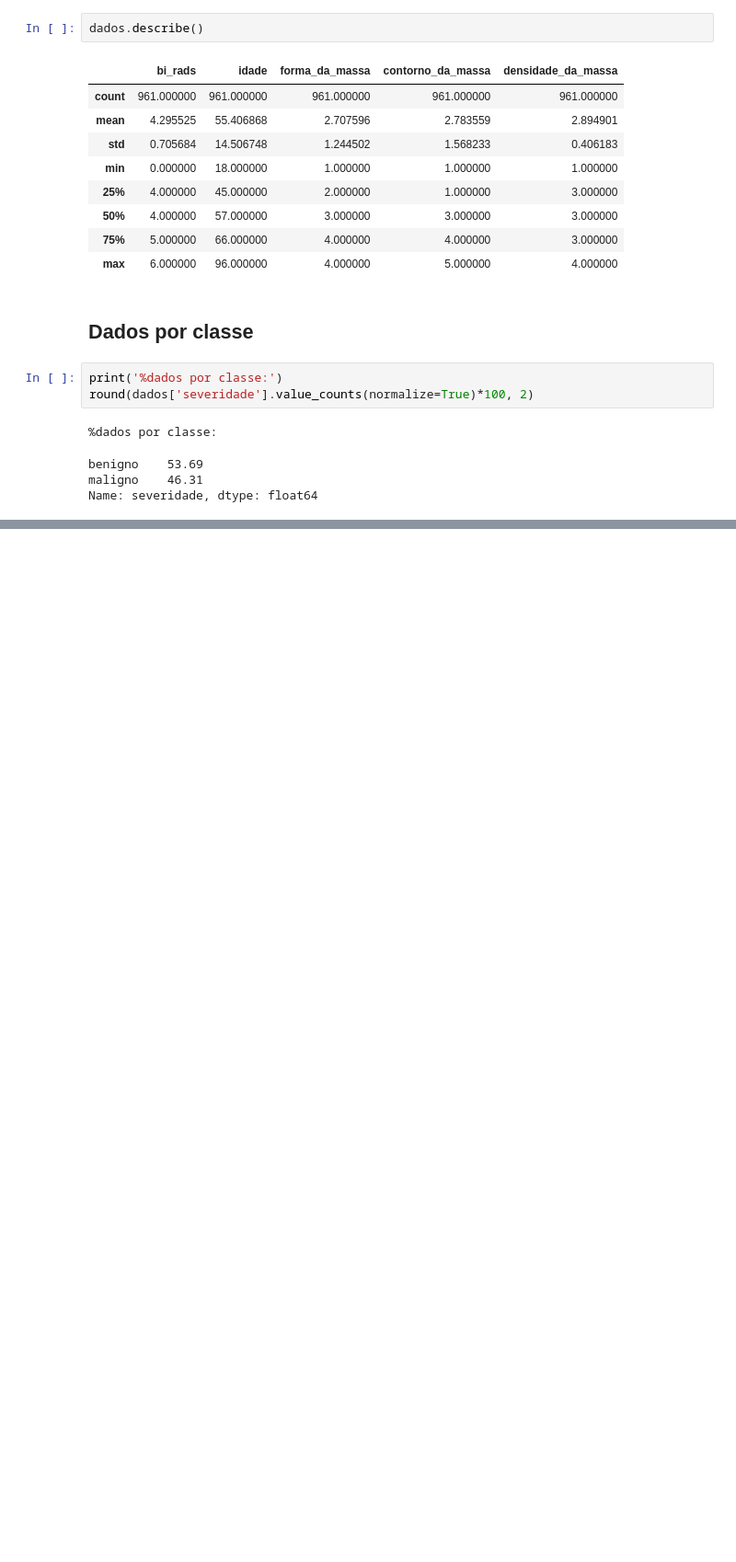
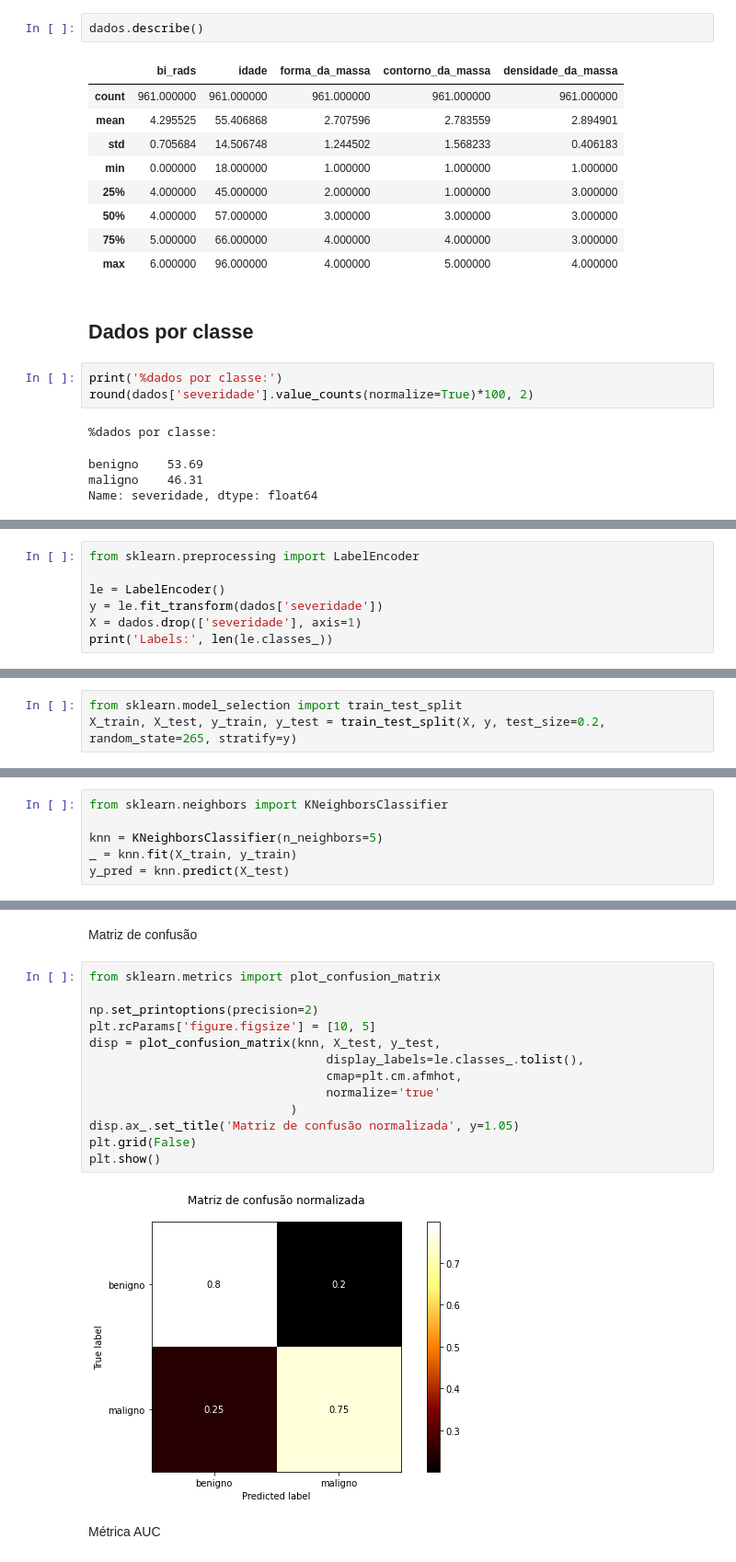
Before and after one commit to LilianeAquino/introducao_mineracao_de_dados, a Jupyter notebook: 05_classificacao_dos_dados.ipynb, the cells around one changed output, grey strips where cells are left out. Shown: that part at 92% size. Drawn from its saved outputs; the diff is of its cells as text; blank space fills up the shorter version.

```diff
--- a/05_classificacao_dos_dados.ipynb
+++ b/05_classificacao_dos_dados.ipynb
@@ -145,0 +148,7 @@ Name: severidade, dtype: float64
+# %%
+from sklearn.preprocessing import LabelEncoder
+
+le = LabelEncoder()
+y = le.fit_transform(dados['severidade'])
+X = dados.drop(['severidade'], axis=1)
+print('Labels:', len(le.classes_))
@@ -145,0 +159,3 @@ Name: severidade, dtype: float64
+# %%
+from sklearn.model_selection import train_test_split
+X_train, X_test, y_train, y_test = train_test_split(X, y, test_size=0.2, random_state=265, stratify=y)
@@ -145,0 +166,6 @@ Name: severidade, dtype: float64
+# %%
+from sklearn.neighbors import KNeighborsClassifier
+
+knn = KNeighborsClassifier(n_neighbors=5)
+_ = knn.fit(X_train, y_train)
+y_pred = knn.predict(X_test)
@@ -145,0 +209,19 @@ Name: severidade, dtype: float64
+# %% [markdown]
+Matriz de confusão
+# %%
+from sklearn.metrics import plot_confusion_matrix
+
+np.set_printoptions(precision=2)
+plt.rcParams['figure.figsize'] = [10, 5]
+disp = plot_confusion_matrix(knn, X_test, y_test,
+                                 display_labels=le.classes_.tolist(),
+                                 cmap=plt.cm.afmhot,
+                                 normalize='true'
+                            )
+disp.ax_.set_title('Matriz de confusão normalizada', y=1.05)
+plt.grid(False)
+plt.show()
+# %% [output]
+[figure, added]
+# %% [markdown]
+Métrica AUC
```
Also changed, not shown: parts of 15 cells of this notebook.
